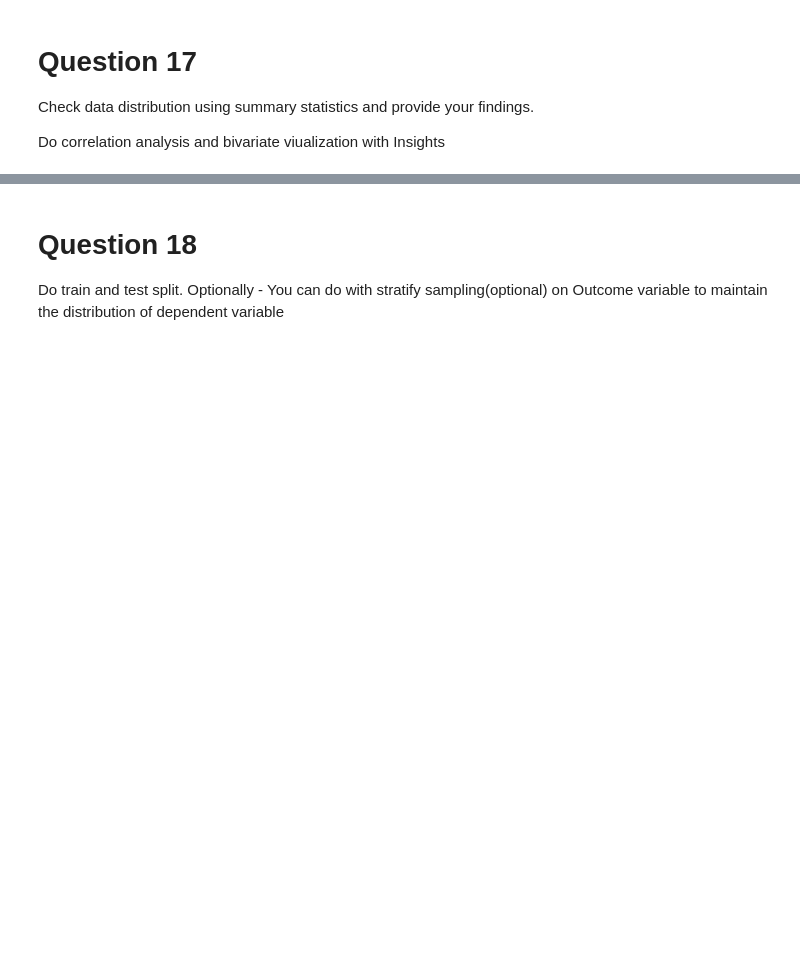
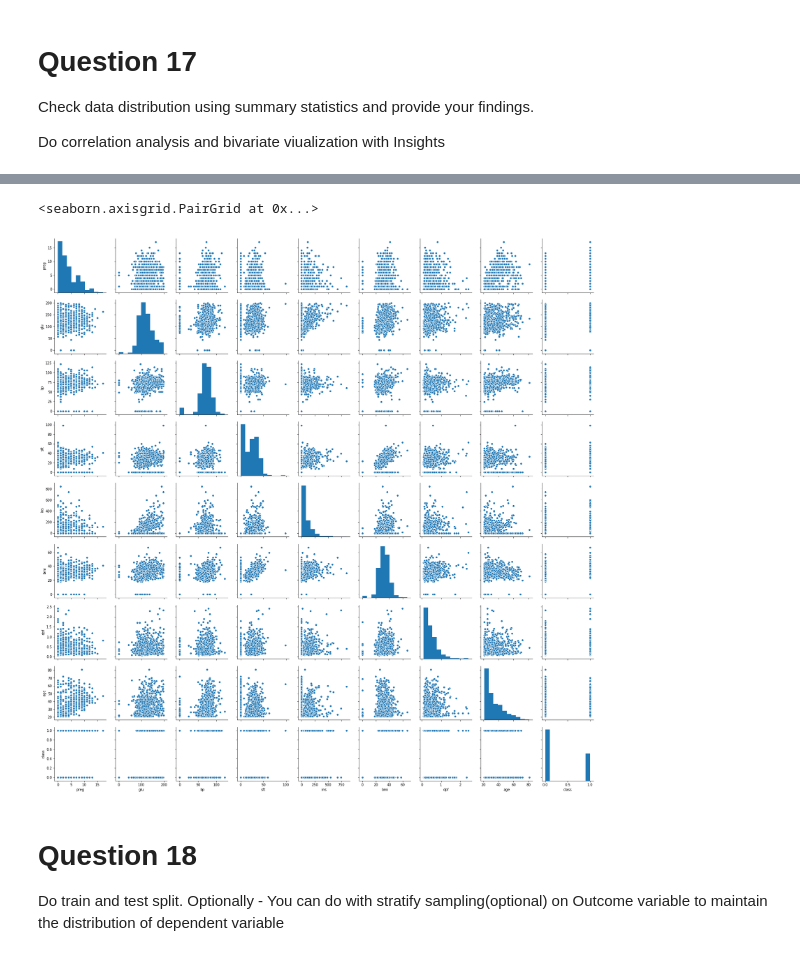
Before and after one commit to GreatLearningAIML1/bangalore-feb-batch-siju-samuel, a Jupyter notebook: R3_Lab_External/R3_External_Lab_kNN_Naive_Bayes.ipynb, the cells around one changed output, grey strips where cells are left out. Saved outputs shown, nothing was run; the diff lists cells and outputs as text; code cells hidden in the pictures; blank space fills up the shorter version.

```diff
--- a/R3_Lab_External/R3_External_Lab_kNN_Naive_Bayes.ipynb
+++ b/R3_Lab_External/R3_External_Lab_kNN_Naive_Bayes.ipynb
@@ -513,3 +582,9 @@ Do correlation analysis and bivariate viualization with Insights
+# %%
+# Pairplot using sns
+sns.pairplot(pima_df)
+# %% [output]
+<seaborn.axisgrid.PairGrid at 0x...>
+[figure, added]
 # %% [markdown]
 # Question 18
 Do train and test split.
```
Also changed, not shown: parts of 19 cells of this notebook.
